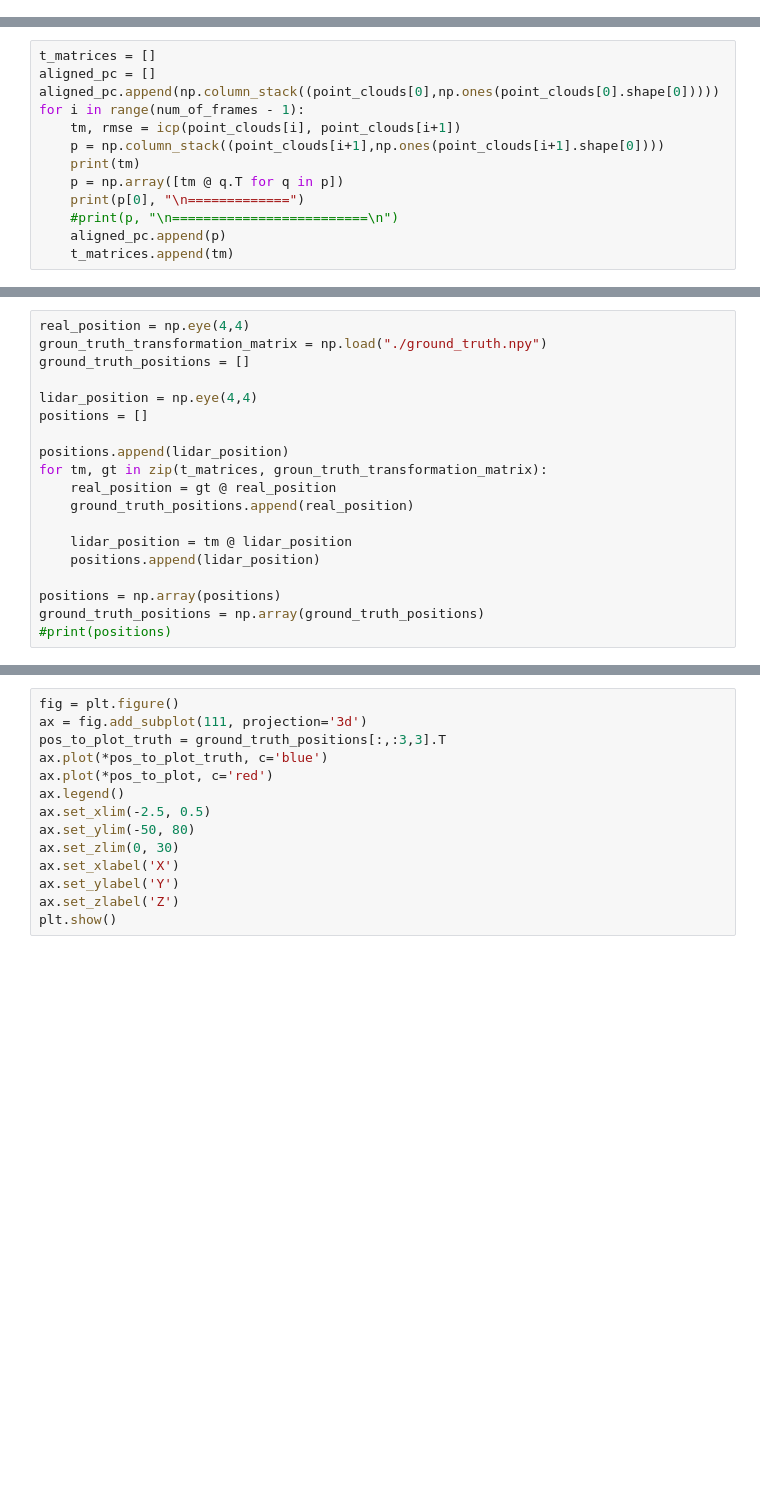
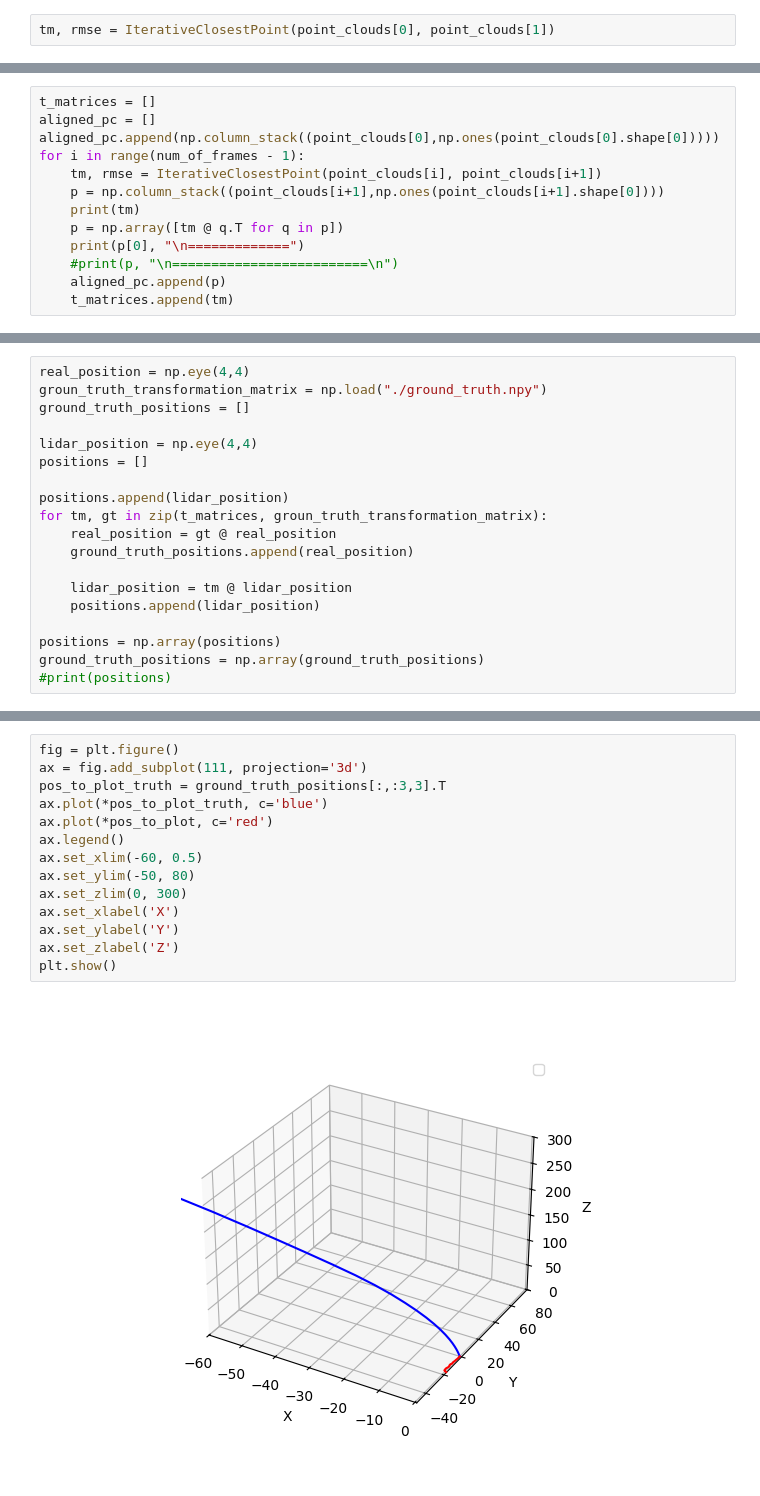
Before and after one commit to Zanchet2020/ICP_python, a Jupyter notebook: Questao_1/Q1.ipynb, the cells around one changed output, grey strips where cells are left out. Cells and saved outputs as stored; diff of their text form; blank space fills up the shorter version.

```diff
--- a/Questao_1/Q1.ipynb
+++ b/Questao_1/Q1.ipynb
@@ -101 +233,2 @@ def icp(source_points, target_points, epsilon = 1e-3, leafsize = 30, balanced_tr
 # %%
+tm, rmse = IterativeClosestPoint(point_clouds[0], point_clouds[1])
@@ -122,7 +237,7 @@ t_matrices = []
 aligned_pc = []
 aligned_pc.append(np.column_stack((point_clouds[0],np.ones(point_clouds[0].shape[0]))))
 for i in range(num_of_frames - 1):
-    tm, rmse = icp(point_clouds[i], point_clouds[i+1])
+    tm, rmse = IterativeClosestPoint(point_clouds[i], point_clouds[i+1])
     p = np.column_stack((point_clouds[i+1],np.ones(point_clouds[i+1].shape[0])))
     print(tm)
     p = np.array([tm @ q.T for q in p])
@@ -208,17 +363,19 @@ plt.show()
 # %%
 fig = plt.figure()
 ax = fig.add_subplot(111, projection='3d')
 pos_to_plot_truth = ground_truth_positions[:,:3,3].T
 ax.plot(*pos_to_plot_truth, c='blue')
 ax.plot(*pos_to_plot, c='red')
 ax.legend()
-ax.set_xlim(-2.5, 0.5)
+ax.set_xlim(-60, 0.5)
 ax.set_ylim(-50, 80)
-ax.set_zlim(0, 30)
+ax.set_zlim(0, 300)
 ax.set_xlabel('X')
 ax.set_ylabel('Y')
 ax.set_zlabel('Z')
 plt.show()
+# %% [output]
+[figure, added]
 # %%
 ax = plt.figure().add_subplot(projection='3d')
 #pts_to_show = list([aligned_pc[n] for n in range(len(aligned_pc))])
```
Also changed, not shown: parts of 11 cells of this notebook.
